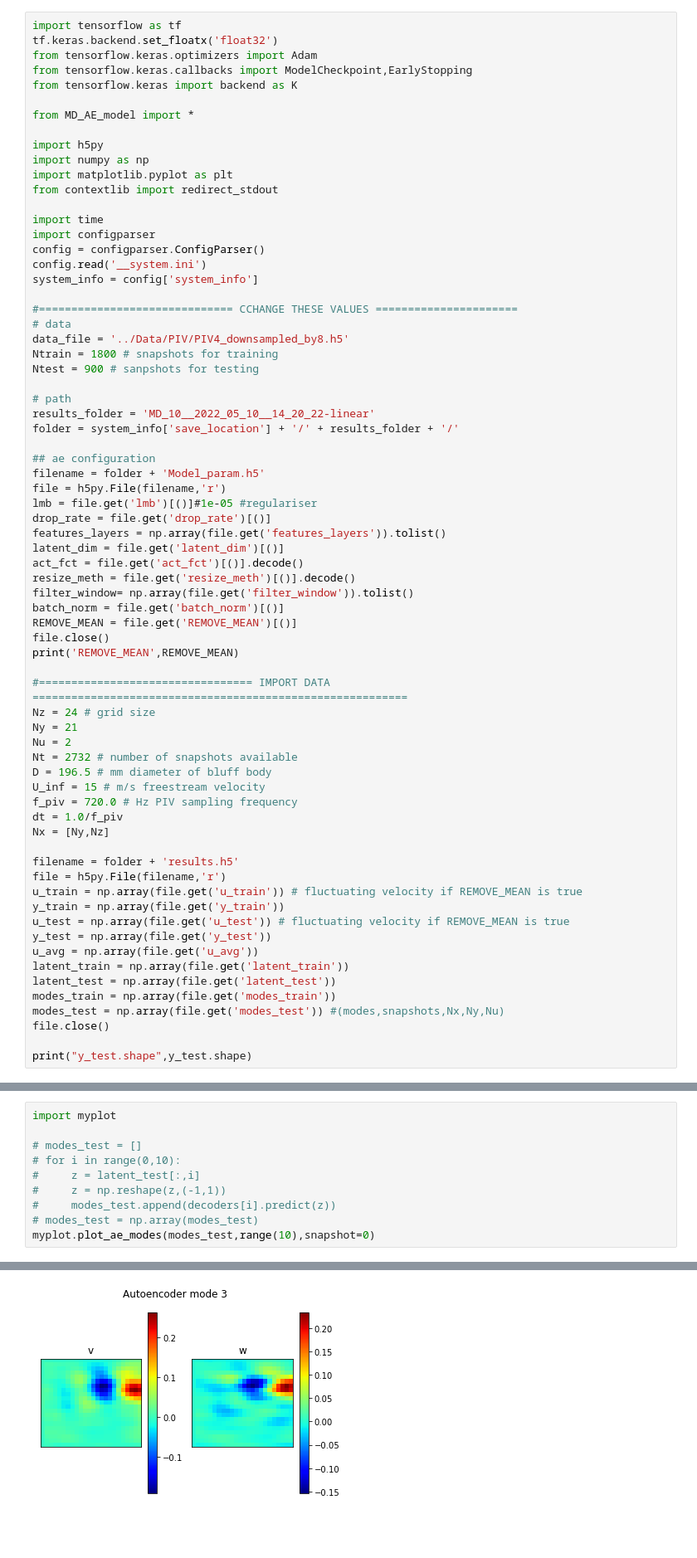
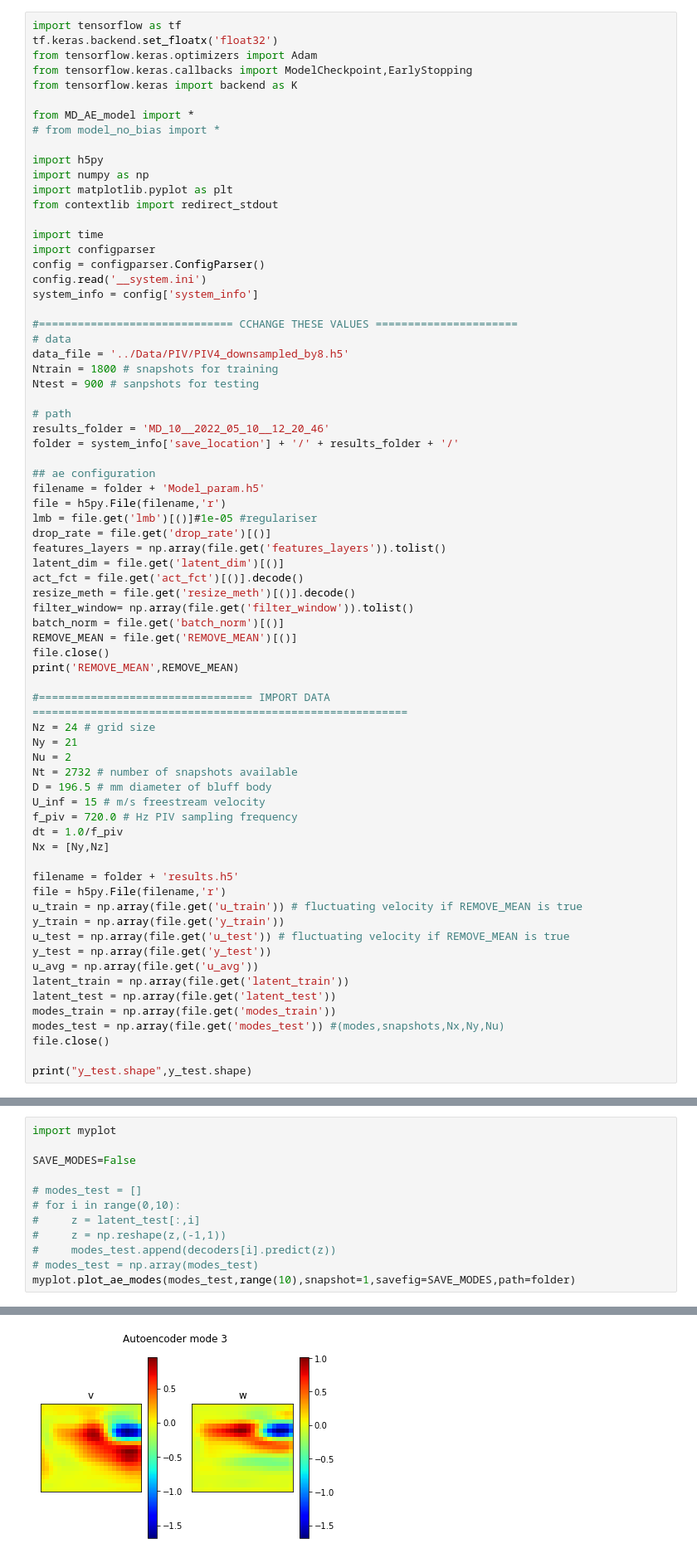
Before and after one commit to MagriLab/MD-CNN-AE, a Jupyter notebook: latent_sapce.ipynb, the cells around one changed output, grey strips where cells are left out. Shown: that part at 83% size. Saved outputs shown, nothing was run; the diff lists cells and outputs as text; blank space fills up the shorter version.

```diff
--- a/latent_sapce.ipynb
+++ b/latent_sapce.ipynb
@@ -6,6 +6,7 @@ from tensorflow.keras.callbacks import ModelCheckpoint,EarlyStopping
 from tensorflow.keras import backend as K
 
 from MD_AE_model import *
+# from model_no_bias import *
 
 import h5py
 import numpy as np
@@ -25,7 +26,7 @@ Ntrain = 1800 # snapshots for training
 Ntest = 900 # sanpshots for testing
 
 # path
-results_folder = 'MD_10__2022_05_10__14_20_22-linear'
+results_folder = 'MD_10__2022_05_10__12_20_46'
 folder = system_info['save_location'] + '/' + results_folder + '/'
 
 ## ae configuration
@@ -89,5 +100,7 @@ for name in md_ae.name_decoder:
 # %%
 import myplot
+
+SAVE_MODES=False
 
 # modes_test = []
 # for i in range(0,10):
@@ -95,5 +108,5 @@ import myplot
 #     z = np.reshape(z,(-1,1))
 #     modes_test.append(decoders[i].predict(z))
 # modes_test = np.array(modes_test)
-myplot.plot_ae_modes(modes_test,range(10),snapshot=0)
+myplot.plot_ae_modes(modes_test,range(10),snapshot=1,savefig=SAVE_MODES,path=folder)
 # %% [output]
@@ -102 +115 @@ myplot.plot_ae_modes(modes_test,range(10),snapshot=0)
-[figure, old version]
+[figure, new version]
```
Also changed, not shown: parts of 18 cells of this notebook, 4 other files.
